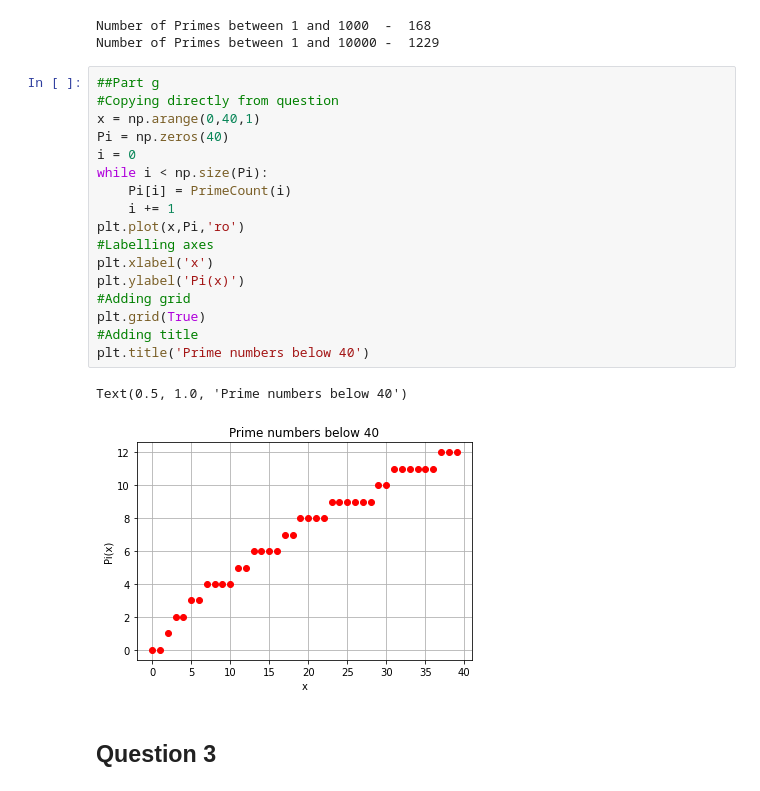
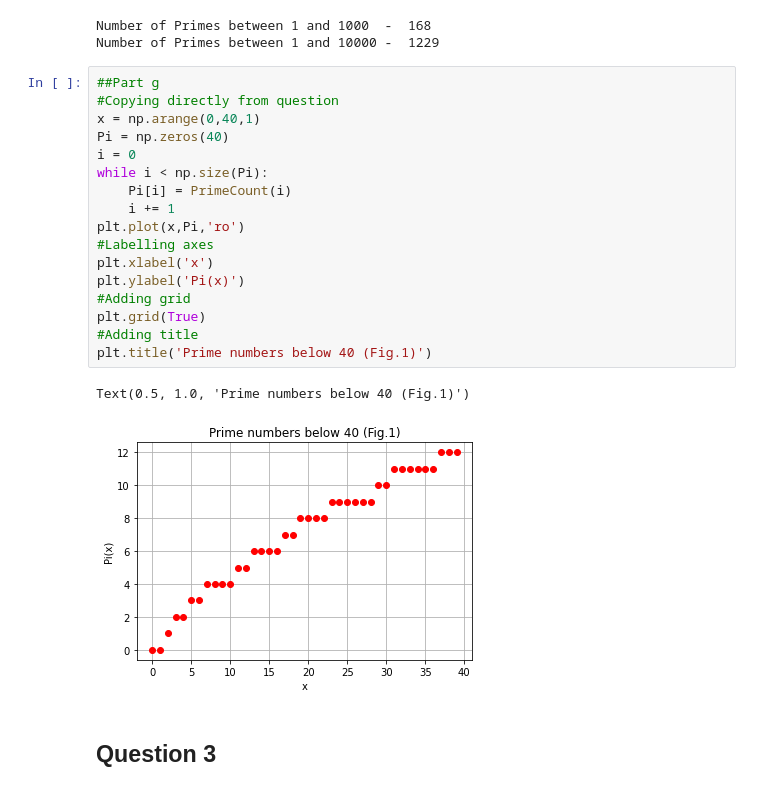
Before and after one commit to odhrandooley/ACM20030-Assignments, a Jupyter notebook: ACM20030-Assignment-1.ipynb, the cells around one changed output. Drawn from its saved outputs; the diff is of its cells as text.

```diff
--- a/ACM20030-Assignment-1.ipynb
+++ b/ACM20030-Assignment-1.ipynb
@@ -160,23 +160,23 @@ Number of Primes between 1 and 10000 -  1229
 # %%
 ##Part g
 #Copying directly from question
 x = np.arange(0,40,1)
 Pi = np.zeros(40)
 i = 0
 while i < np.size(Pi):
     Pi[i] = PrimeCount(i)
     i += 1
 plt.plot(x,Pi,'ro')
 #Labelling axes
 plt.xlabel('x')
 plt.ylabel('Pi(x)')
 #Adding grid
 plt.grid(True)
 #Adding title
-plt.title('Prime numbers below 40')
+plt.title('Prime numbers below 40 (Fig.1)')
 # %% [output]
-Text(0.5, 1.0, 'Prime numbers below 40')
+Text(0.5, 1.0, 'Prime numbers below 40 (Fig.1)')
-[figure, old version]
+[figure, new version]
 # %% [markdown]
 ## Question 3
 # %%
```
Also changed, not shown: parts of 5 cells of this notebook.
